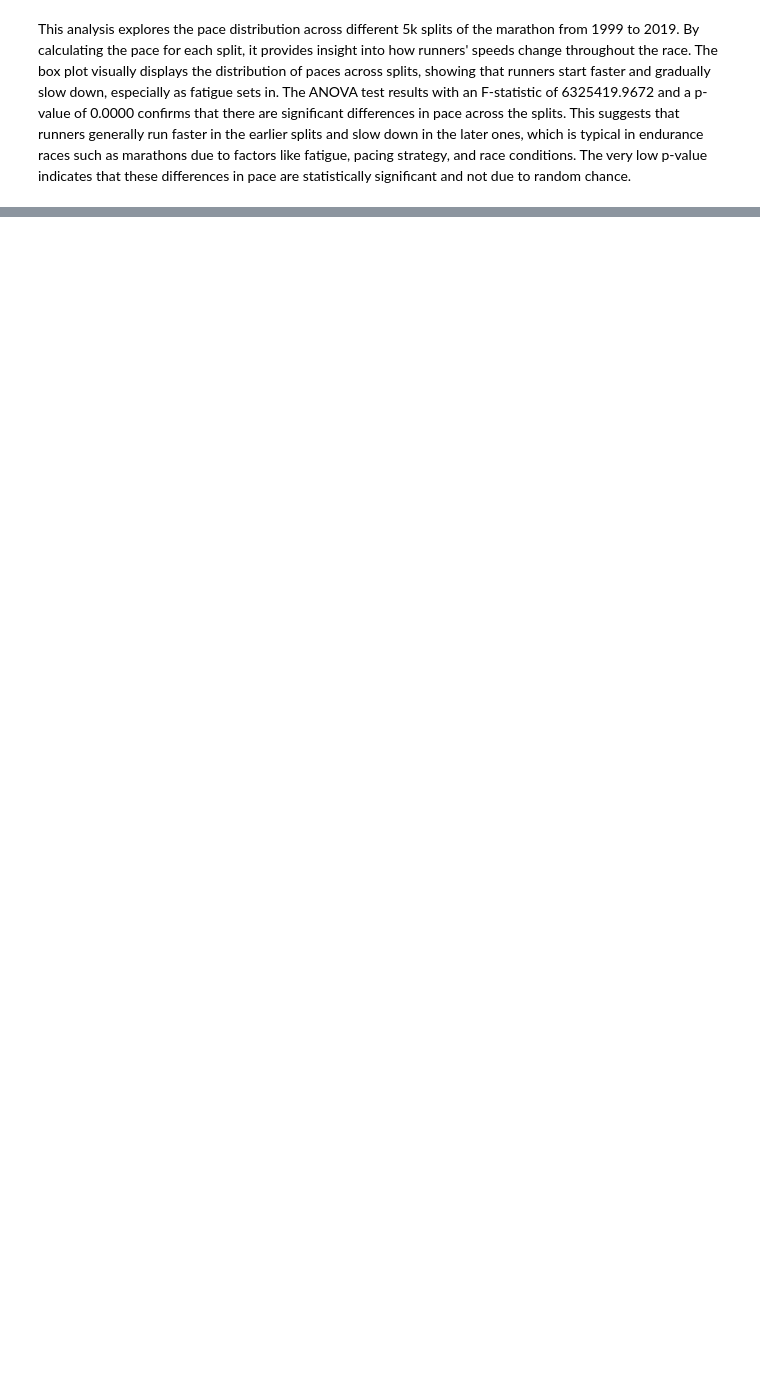
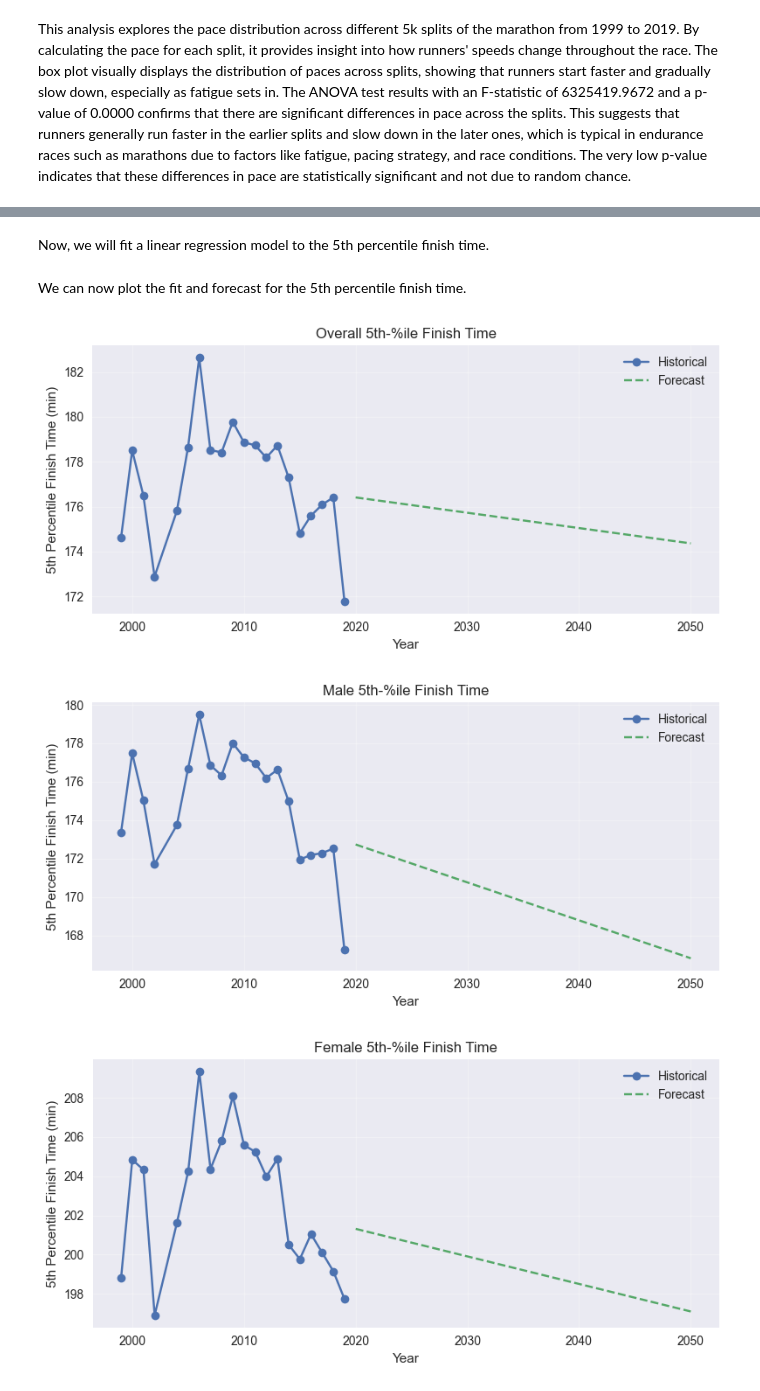
Before and after one commit to dxrk/dxrk.github.io, a Jupyter notebook: final-submission.ipynb, the cells around one changed output, grey strips where cells are left out. Saved outputs shown, nothing was run; the diff lists cells and outputs as text; code cells hidden in the pictures; blank space fills up the shorter version.

```diff
--- a/final-submission.ipynb
+++ b/final-submission.ipynb
@@ -340,0 +588,45 @@ Future work could address these limitations by:
+# %% [markdown]
+Now, we will fit a linear regression model to the 5th percentile finish time.
+# %%
+# Helper to fit & forecast
+def fit_and_forecast(df, label, start=2020, end=2050):
+    if len(df) < 2:
+        return pd.DataFrame({'year':[], f'pred_{label}':[]})
+    X = df[['year']].values
+    y = df['time_5pct'].values
+    model = LinearRegression().fit(X, y)
+    future = np.arange(start, end+1)
+    preds = model.predict(future.reshape(-1,1))
+    return pd.DataFrame({'year':future, f'pred_{label}':preds})
+
+fc_overall = fit_and_forecast(p5_overall, 'overall')
+fc_male    = fit_and_forecast(p5_male,    'male')
+fc_female  = fit_and_forecast(p5_female,  'female')
+# %% [markdown]
+We can now plot the fit and forecast for the 5th percentile finish time.
+# %%
+# Plot each on its own figure
+series = [
+    ('Overall 5th-%ile', p5_overall, fc_overall),
+    ('Male 5th-%ile',    p5_male,    fc_male),
+    ('Female 5th-%ile',  p5_female,  fc_female),
+]
+
+for title, hist, fc in series:
+    plt.figure(figsize=(8,4))
+    plt.plot(hist['year'], hist['time_5pct'],
+             marker='o', linestyle='-', label='Historical')
+    if not fc.empty:
+        plt.plot(fc['year'], fc[f'pred_{title.split()[0].lower()}'],
+                 marker='x', linestyle='--', label='Forecast')
+    plt.title(f"{title} Finish Time")
+    plt.xlabel("Year")
+    plt.ylabel("5th Percentile Finish Time (min)")
+    plt.legend()
+    plt.grid(alpha=0.3)
+    plt.tight_layout()
+    plt.show()
+# %% [output]
+[figure, added]
+[figure, added]
+[figure, added]
```
Also changed, not shown: parts of 50 cells of this notebook.
